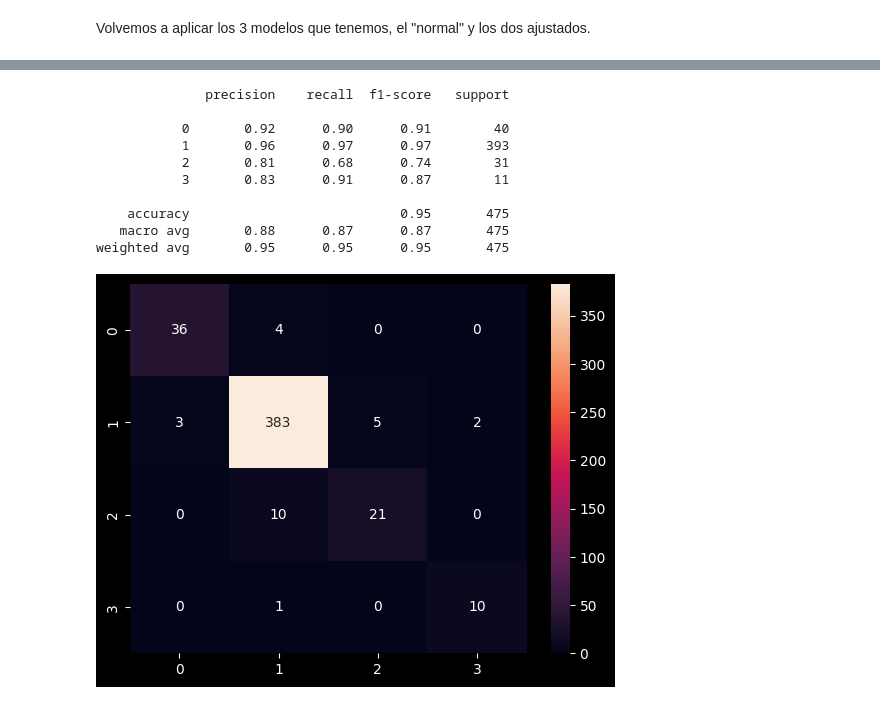
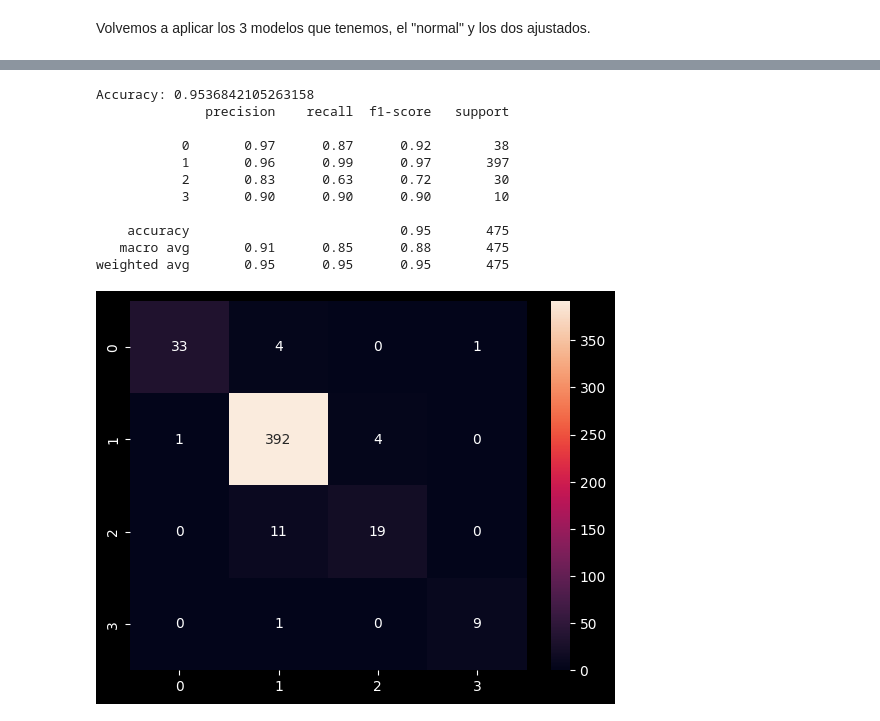
Before and after one commit to zamef/ProyectoTSBM, a Jupyter notebook: ProyectoDeteccionQueratocono.ipynb, the cells around one changed output, grey strips where cells are left out. Cells and saved outputs as stored; diff of their text form; code cells hidden in the pictures.

```diff
--- a/ProyectoDeteccionQueratocono.ipynb
+++ b/ProyectoDeteccionQueratocono.ipynb
@@ -182,7 +176,7 @@ Se buscan solo los valores numéricos y que no sean constantes, para filtrarlos
 data_limpio = data.copy(deep=True)
 data_limpio.drop('En.Anterior.', inplace=True, axis=1) #solo valores numéricos
 
-var_thr = VarianceThreshold(threshold = 0.4) #Se quitan constantes y cuasiconstantes. Cambiando el threshold obtenemos mas o menos columnas
+var_thr = VarianceThreshold(threshold = 0.01) #Se quitan constantes y cuasiconstantes. Cambiando el threshold obtenemos mas o menos columnas
 #Cambiando el threshold cambia el tamaño del dataframe que se utilizará
 
 var_thr.fit(data_limpio.iloc[:,2: ])
@@ -452,20 +481,22 @@ weighted avg       0.94      0.94      0.94       475
 # %%
-trainedforest_pca = trainedforestGS.fit(X_train_pca,y_train)    # RandomForest número 2 con PCA. GridSearch
+trainedforest_pca1 = trainedforestGS.fit(X_train_pca,y_train)    # RandomForest número 2 con PCA. GridSearch
 
-predictionforest_pca = trainedforest_pca.predict(X_test_pca)    # inferencia
+predictionforest_pca1= trainedforest_pca1.predict(X_test_pca)    # inferencia
 
-sns.heatmap(confusion_matrix(y_test, predictionforest_pca), annot = True, fmt = 'g')    # matriz de confusión
-print(classification_report(y_test, predictionforest_pca))  # reporte del modelo
+print("Accuracy:", accuracy_score(y_test, predictionforest_pca1))
+sns.heatmap(confusion_matrix(y_test, predictionforest_pca1), annot = True, fmt = 'g')    # matriz de confusión
+print(classification_report(y_test, predictionforest_pca1))  # reporte del modelo
 # %% [output]
+Accuracy: 0.9536842105263158
               precision    recall  f1-score   support
 
-           0       0.92      0.90      0.91        40
-           1       0.96      0.97      0.97       393
-           2       0.81      0.68      0.74        31
-           3       0.83      0.91      0.87        11
+           0       0.97      0.87      0.92        38
+           1       0.96      0.99      0.97       397
+           2       0.83      0.63      0.72        30
+           3       0.90      0.90      0.90        10
 
     accuracy                           0.95       475
-   macro avg       0.88      0.87      0.87       475
+   macro avg       0.91      0.85      0.88       475
 weighted avg       0.95      0.95      0.95       475
-[figure, old version]
+[figure, new version]
 # %%
```
Also changed, not shown: parts of 17 cells of this notebook.
